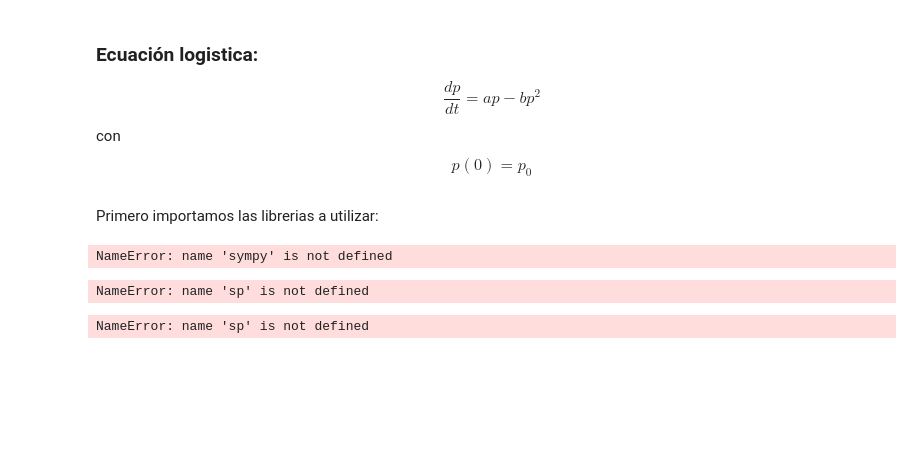
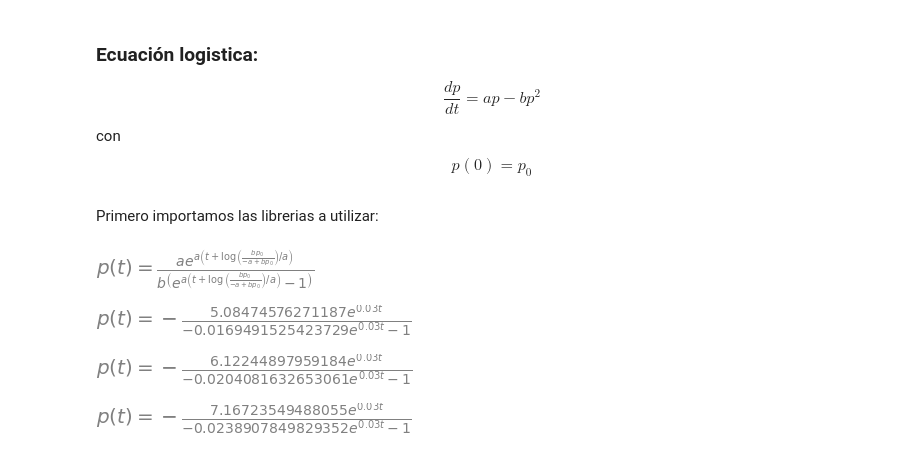
Before and after one commit to JaviMH24/Topicos-de-Ecuaciones-Diferenciales, a Jupyter notebook: Ec_Dif_con_Python.ipynb, the cells around one changed output. Saved outputs shown, nothing was run; the diff lists cells and outputs as text; code cells hidden in the pictures; blank space fills up the shorter version.

```diff
--- a/Ec_Dif_con_Python.ipynb
+++ b/Ec_Dif_con_Python.ipynb
@@ -9,23 +9,22 @@ Primero importamos las librerias a utilizar:
 # %%
 import sympy as sp #Libreria calculo simbolico
 import matplotlib.pyplot as plt #Libreria para graficas
+import matplotlib as mpl
 import numpy as np #Liberia para calculos numericos
 import scipy  #libreria para herramientas adicionales,
                #estadistica, optimizacion, etc
-sympy.init_printing() #LIbreria para visualizar las ecuaciones
+sp.init_printing() #LIbreria para visualizar las ecuaciones
-# %% [output]
-NameError: name 'sympy' is not defined
 # %%
 #Agregamos las variables que se encuentran en la ED
-p=sp.Function(p) #variable dependiente de la función
-t=sp.symbols(y)  #variable independiente de la función
-a=sp.symbols(a)  #variables extras
-b=sp.symbols(b)
-p0=sp.symbols(p0)
+p=sp.Function('p') #variable dependiente de la función
+t=sp.symbols('t')  #variable independiente de la función
+a=sp.symbols('a')  #variables extras
+b=sp.symbols('b')
+p0=sp.symbols('p0')
-# %% [output]
-NameError: name 'sp' is not defined
 # %%
- ode=sp.Eq(sp.Derivative(p(t),t)-a*p(t)+b*p(t)*p(t),0) #comando para escribir la ED
- sol = sp.dsolve(ode,p(t),ics={p(0):p0}) #Resolver la ED con el alor inicial p(0)=0
+ode=sp.Eq(sp.Derivative(p(t),t)-a*p(t)+b*p(t)*p(t),0) #comando para escribir la ED
+sol = sp.dsolve(ode,p(t),ics={p(0):p0}) #Resolver la ED con el alor inicial p(0)=0
-# %% [output]
-NameError: name 'sp' is not defined
+# %%
+sol #imprimimos el resultado obtenido
+# %% [output]
+[figure, added]
@@ -31,0 +40,12 @@ NameError: name 'sp' is not defined
+# %%
+sol1
+# %% [output]
+[figure, added]
+# %%
+sol2
+# %% [output]
+[figure, added]
+# %%
+sol3
+# %% [output]
+[figure, added]
```
Also changed, not shown: parts of 3 cells of this notebook.
